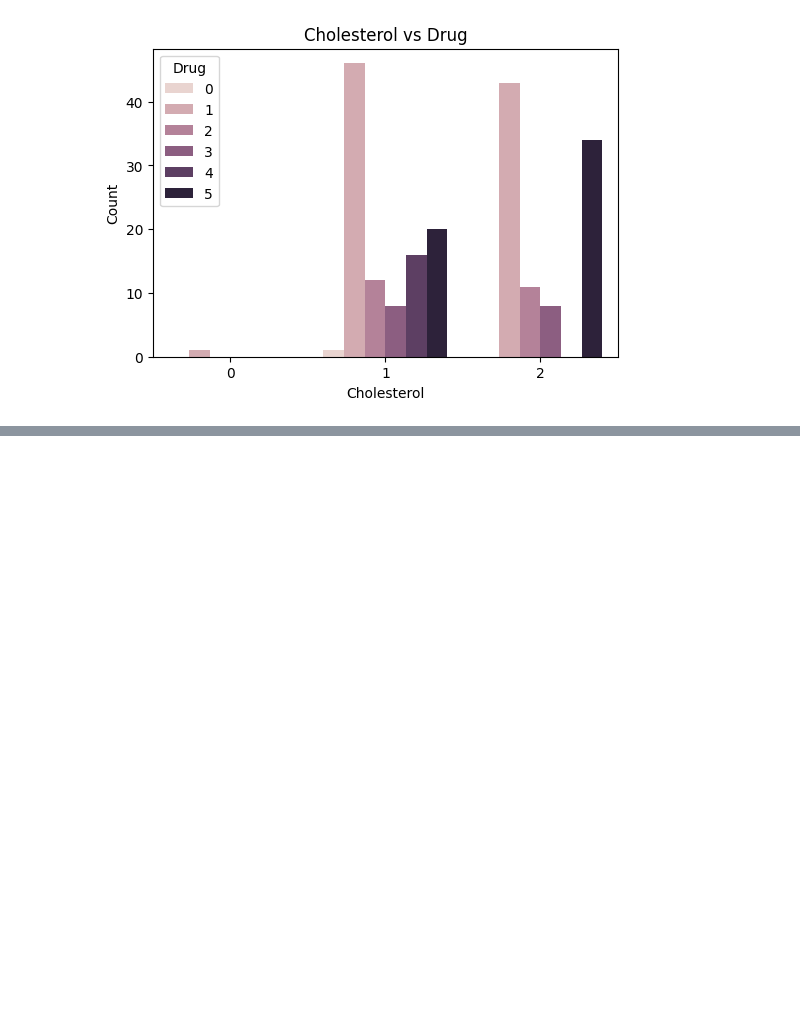
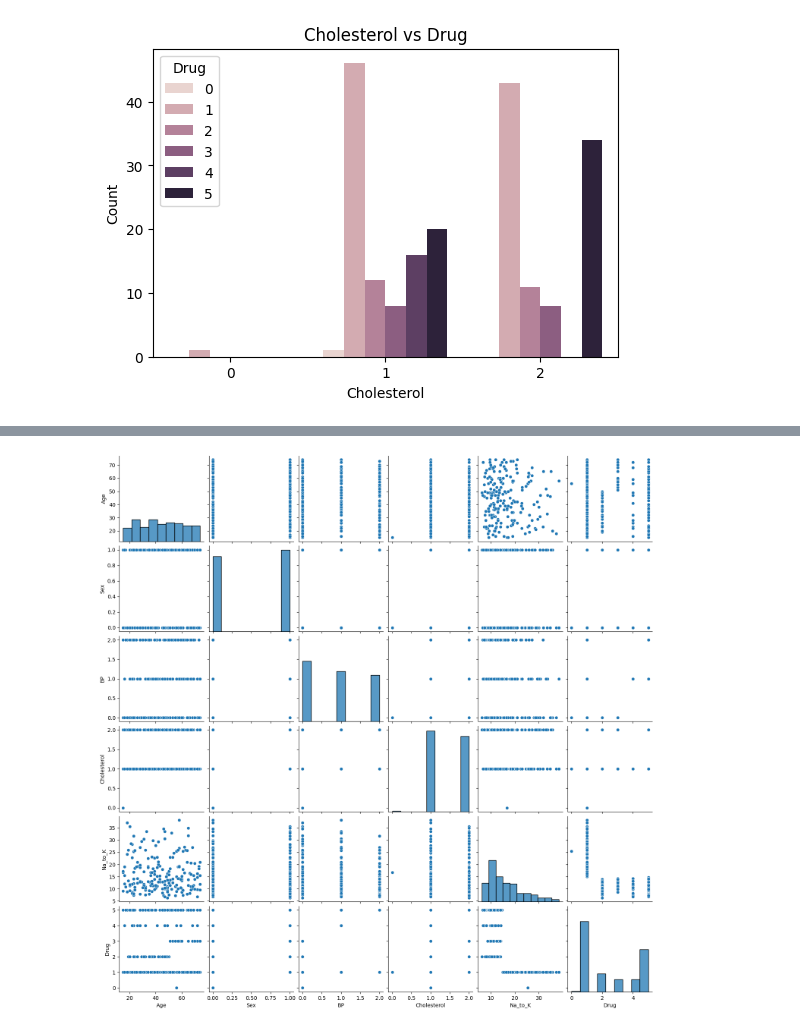
Before and after one commit to Krrish2708/Krish-Tewatia, a Jupyter notebook: EDA.ipynb, the cells around one changed output, grey strips where cells are left out. Saved outputs shown, nothing was run; the diff lists cells and outputs as text; code cells hidden in the pictures; blank space fills up the shorter version.

```diff
--- a/EDA.ipynb
+++ b/EDA.ipynb
@@ -216,0 +226,5 @@ plt.show()
+# %%
+sns.pairplot(df)
+plt.show()
+# %% [output]
+[figure, added]
```
Also changed, not shown: parts of 4 cells of this notebook.
